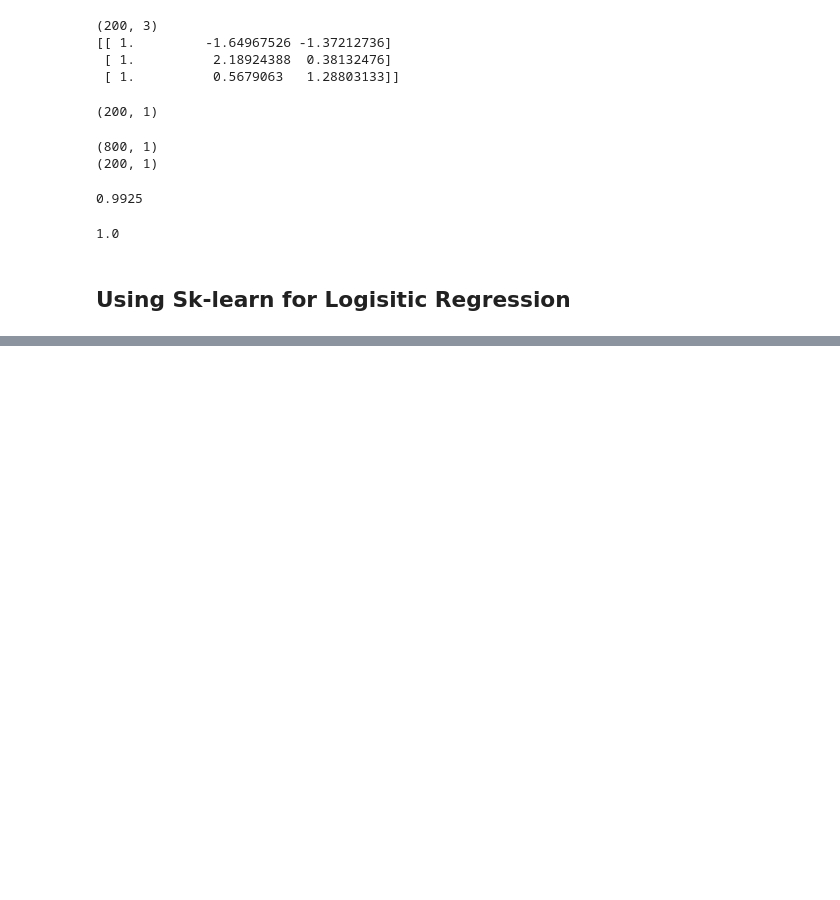
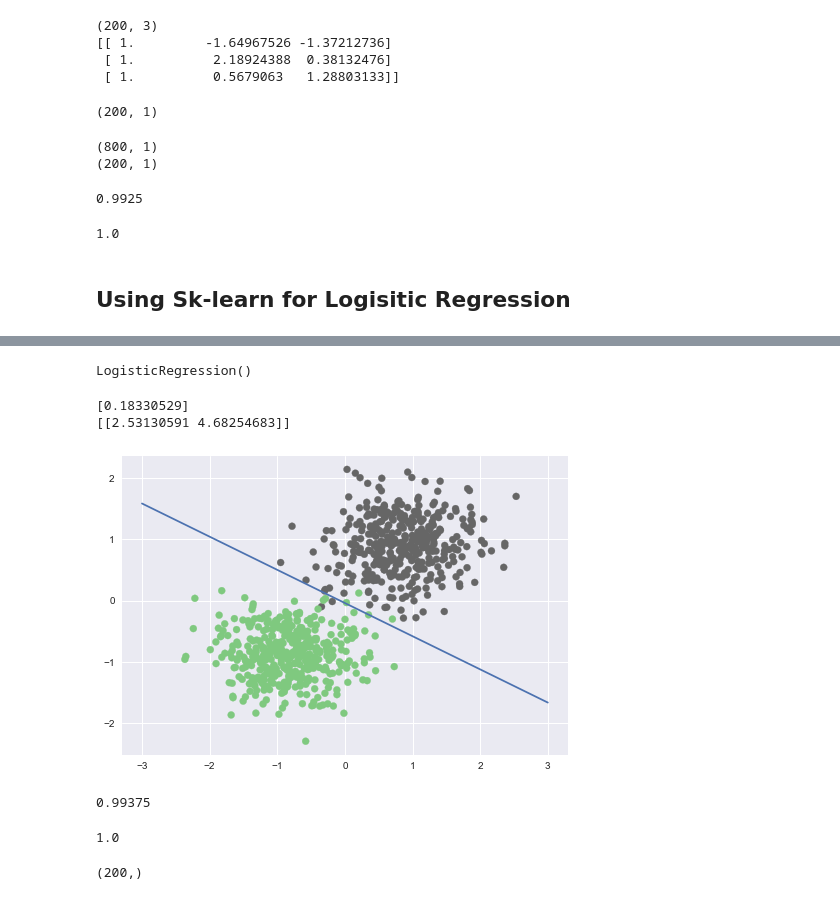
Before and after one commit to mayank-aggrwal/machine-learning-algorithms, a Jupyter notebook: 10_Logistic_Regression/Logistic_Regression_implementation.ipynb, the cells around one changed output, grey strips where cells are left out. Saved outputs shown, nothing was run; the diff lists cells and outputs as text; code cells hidden in the pictures; blank space fills up the shorter version.

Commit message:
Logistic Regression using sk-learn

```diff
--- a/10_Logistic_Regression/Logistic_Regression_implementation.ipynb
+++ b/10_Logistic_Regression/Logistic_Regression_implementation.ipynb
@@ -517,0 +520,2 @@ accuracy(Y_test.reshape((-1, 1)), X_test_preds)   # Test accuracy is 100%
+# %%
+model = LogisticRegression()
@@ -517,0 +532,28 @@ accuracy(Y_test.reshape((-1, 1)), X_test_preds)   # Test accuracy is 100%
+# %%
+model.fit(X_train, Y_train)
+# %% [output]
+LogisticRegression()
+# %%
+theta_0 = model.intercept_
+theta_s = model.coef_
+print(theta_0)
+print(theta_s)
+# %% [output]
+[0.18330529]
+[[2.53130591 4.68254683]]
+# %%
+x1 = np.arange(-3, 4)
+x2 = -1.0 * (theta_0 + theta_s[0][0] * x1) / theta_s[0][1]
+plt.plot(x1, x2)
+plt.scatter(X_train[:, 0], X_train[:, 1], c=Y_train, cmap=plt.cm.Accent)
+plt.show()
+# %% [output]
+[figure, added]
+# %%
+model.score(X_train, Y_train)
+# %% [output]
+0.99375
+# %%
+model.score(X_test, Y_test)
+# %% [output]
+1.0
@@ -517,0 +562,4 @@ accuracy(Y_test.reshape((-1, 1)), X_test_preds)   # Test accuracy is 100%
+# %%
+y_preds.shape
+# %% [output]
+(200,)
```
Also changed, not shown: parts of 4 cells of this notebook.
